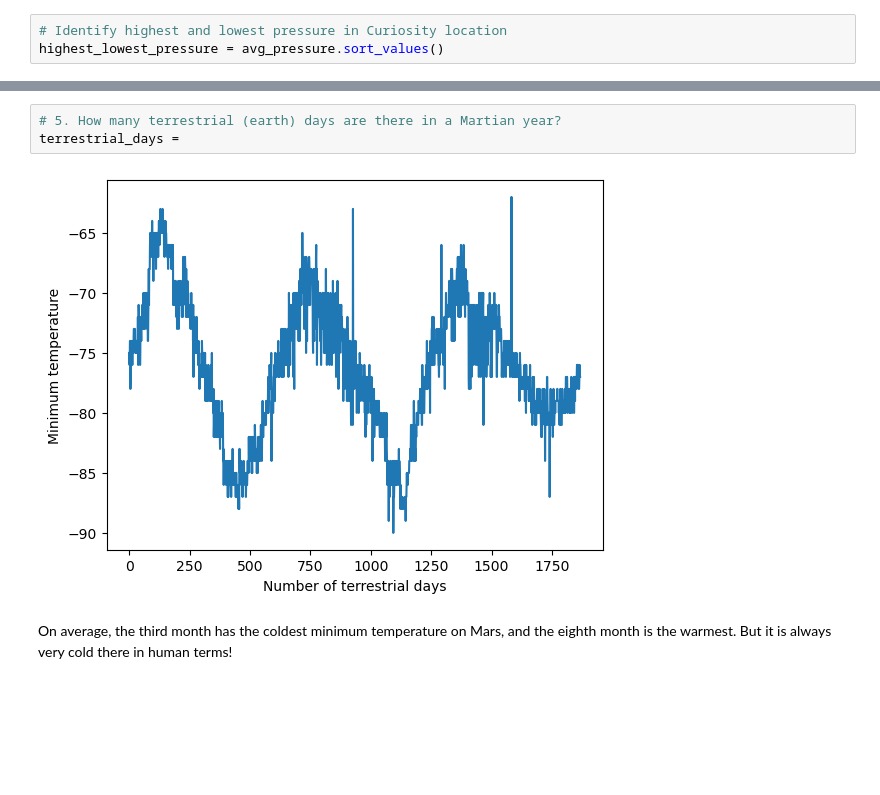
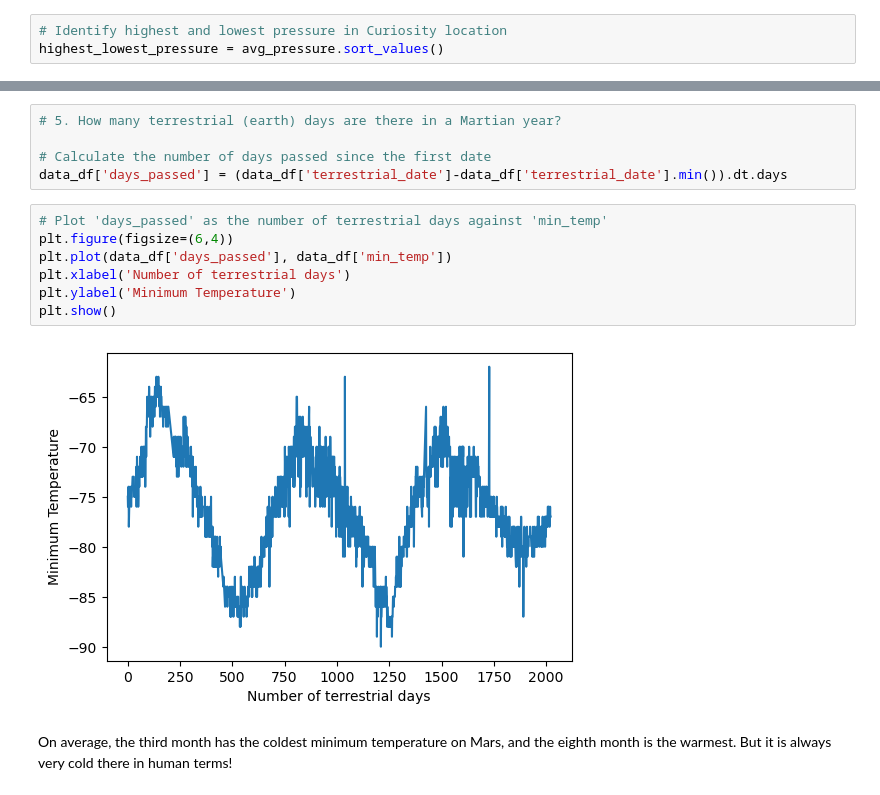
Before and after one commit to Ernawaty2024/web_scraping, a Jupyter notebook: part_2_mars_weather1.ipynb, the cells around one changed output, grey strips where cells are left out. Saved outputs shown, nothing was run; the diff lists cells and outputs as text; blank space fills up the shorter version.

```diff
--- a/part_2_mars_weather1.ipynb
+++ b/part_2_mars_weather1.ipynb
@@ -254,8 +269,17 @@ TypeError: 'str' object is not callable
 # %%
 # 5. How many terrestrial (earth) days are there in a Martian year?
-terrestrial_days =
+
+# Calculate the number of days passed since the first date
+data_df['days_passed'] = (data_df['terrestrial_date']-data_df['terrestrial_date'].min()).dt.days
-# %% [output]
-[figure, removed]
+# %%
+# Plot 'days_passed' as the number of terrestrial days against 'min_temp'
+plt.figure(figsize=(6,4))
+plt.plot(data_df['days_passed'], data_df['min_temp'])
+plt.xlabel('Number of terrestrial days')
+plt.ylabel('Minimum Temperature')
+plt.show()
+# %% [output]
+[figure, added]
 # %% [markdown]
 On average, the third month has the coldest minimum temperature on Mars, and the eighth month is the warmest. But it is always very cold there in human terms!
 # %% [markdown]
```
Also changed, not shown: parts of 4 cells of this notebook, 1 other file.
